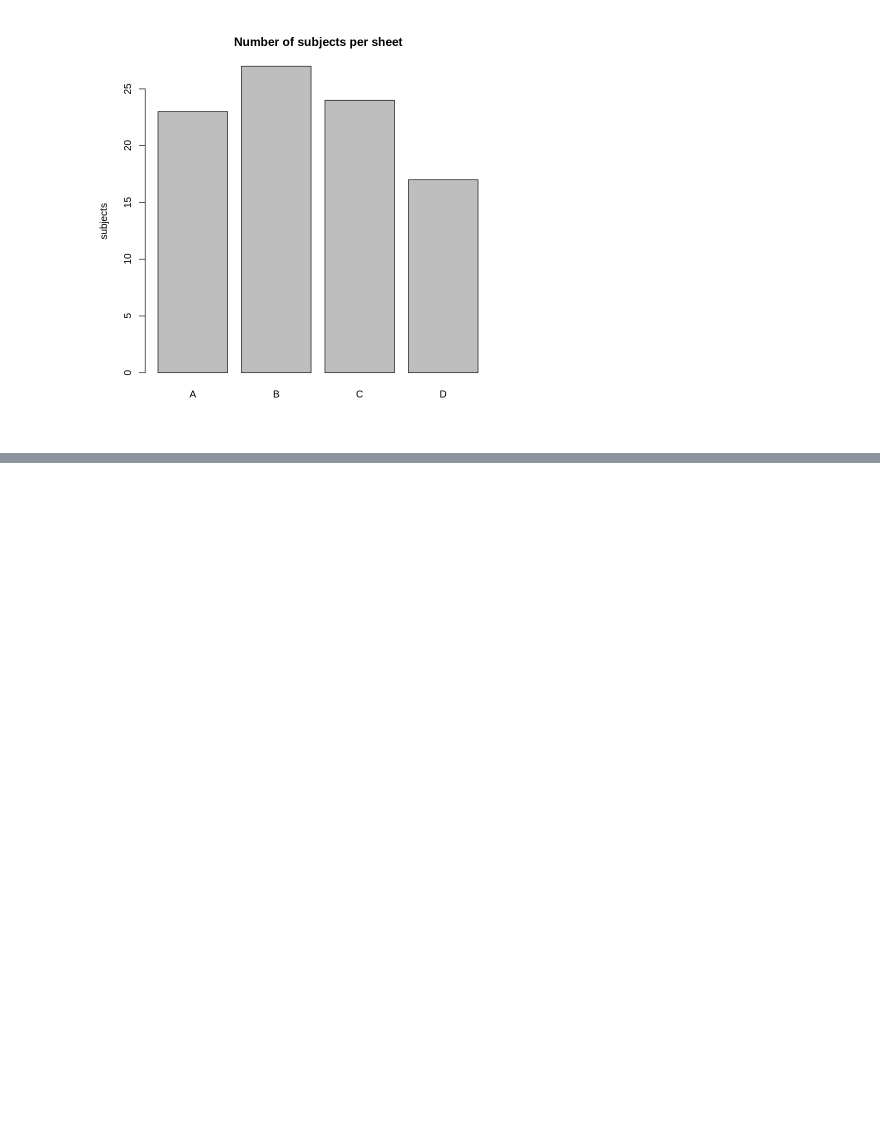
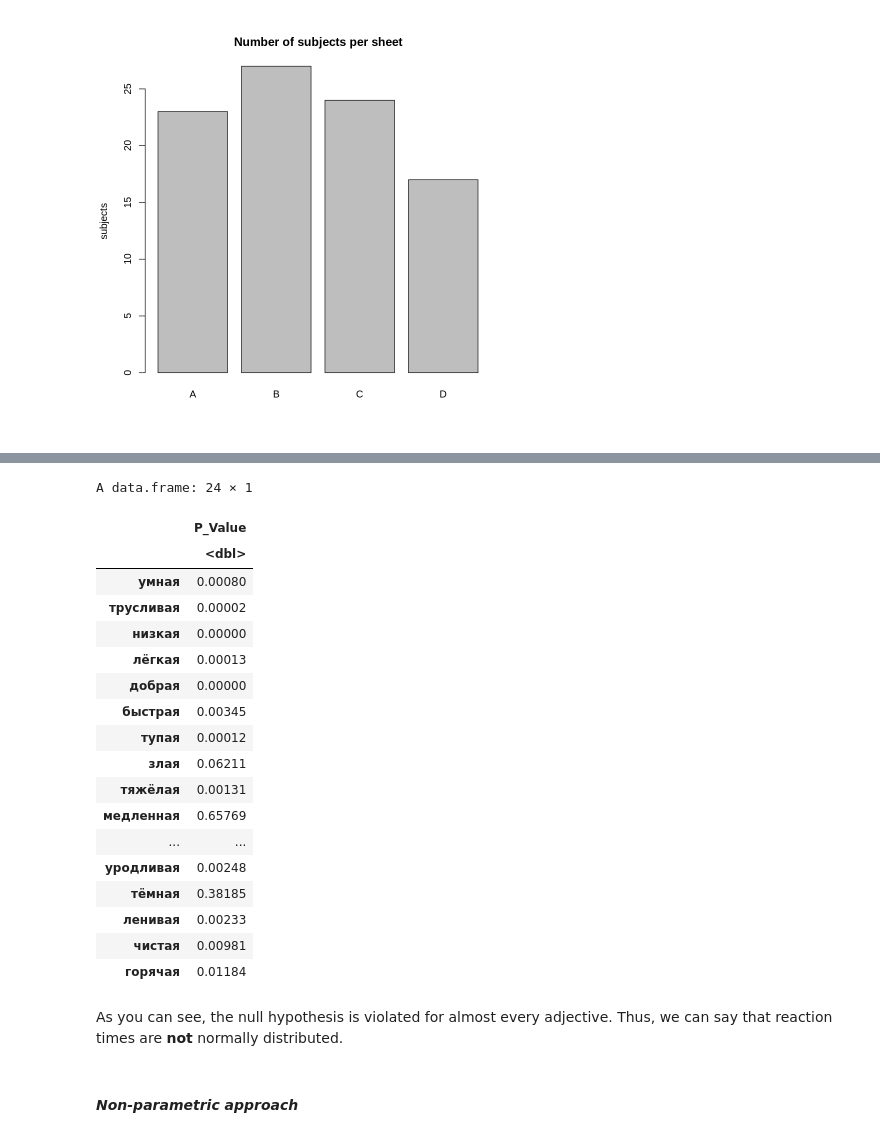
Before and after one commit to KatiaKozlova/stat-project, a Jupyter notebook: stat_project.ipynb, the cells around one changed output, grey strips where cells are left out. Cells and saved outputs as stored; diff of their text form; code cells hidden in the pictures; blank space fills up the shorter version.

```diff
--- a/stat_project.ipynb
+++ b/stat_project.ipynb
@@ -272,0 +318,42 @@ boxplot(second_exp$clean_time,
+# %%
+# performing Shapiro-Wilk Test to test for normality
+# (assume that data is normally distributed)
+
+results <- list()
+
+for (adj in adjectives) {
+  adj_times <- target_data$clean_time[target_data$adjective == adj]
+  normal_result <- shapiro.test(adj_times)
+  results[[adj]] <- normal_result
+}
+# %%
+# extracting and displaying p-values
+
+p_values <- sapply(results, function(x) round(x$p.value, 5))
+data.frame(
+  P_Value = p_values
+)
+# %% [output]
+A data.frame: 24 × 1
+|  | P_Value |
+|  | <dbl> |
+| умная | 0.00080 |
+| трусливая | 0.00002 |
+| низкая | 0.00000 |
+| лёгкая | 0.00013 |
+| добрая | 0.00000 |
+| быстрая | 0.00345 |
+| тупая | 0.00012 |
+| злая | 0.06211 |
+| тяжёлая | 0.00131 |
+| медленная | 0.65769 |
+| ... | ... |
+| уродливая | 0.00248 |
+| тёмная | 0.38185 |
+| ленивая | 0.00233 |
+| чистая | 0.00981 |
+| горячая | 0.01184 |
+# %% [markdown]
+As you can see, the null hypothesis is violated for almost every adjective. Thus, we can say that reaction times are **not** normally distributed.
+# %% [markdown]
+#### *Non-parametric approach*
```
Also changed, not shown: parts of 25 cells of this notebook.
